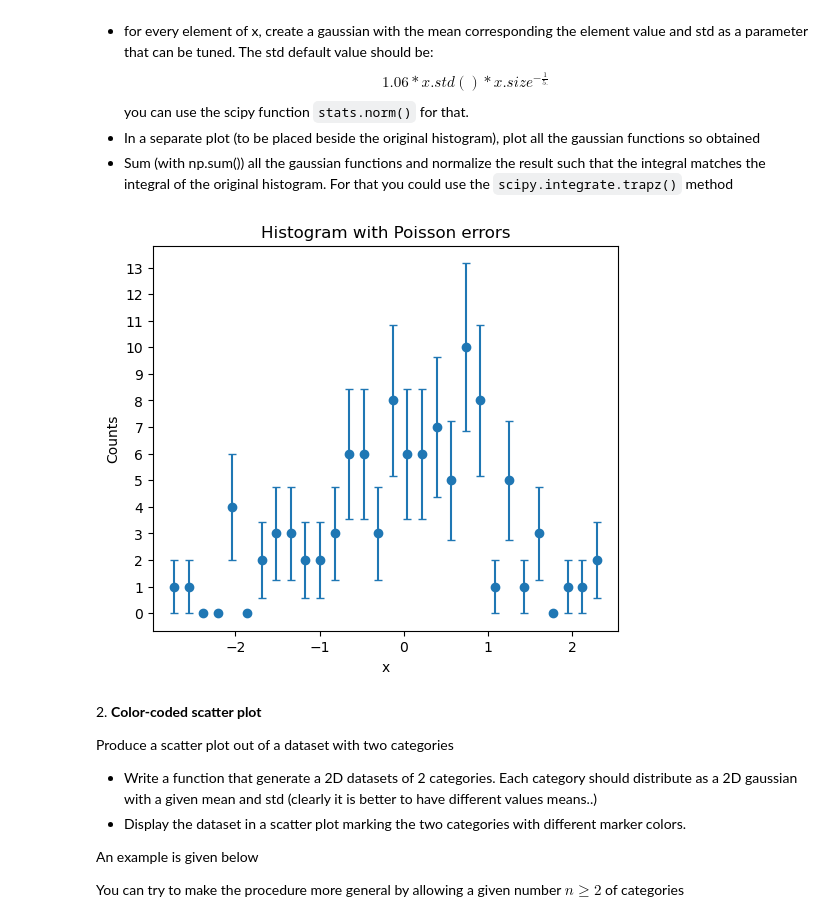
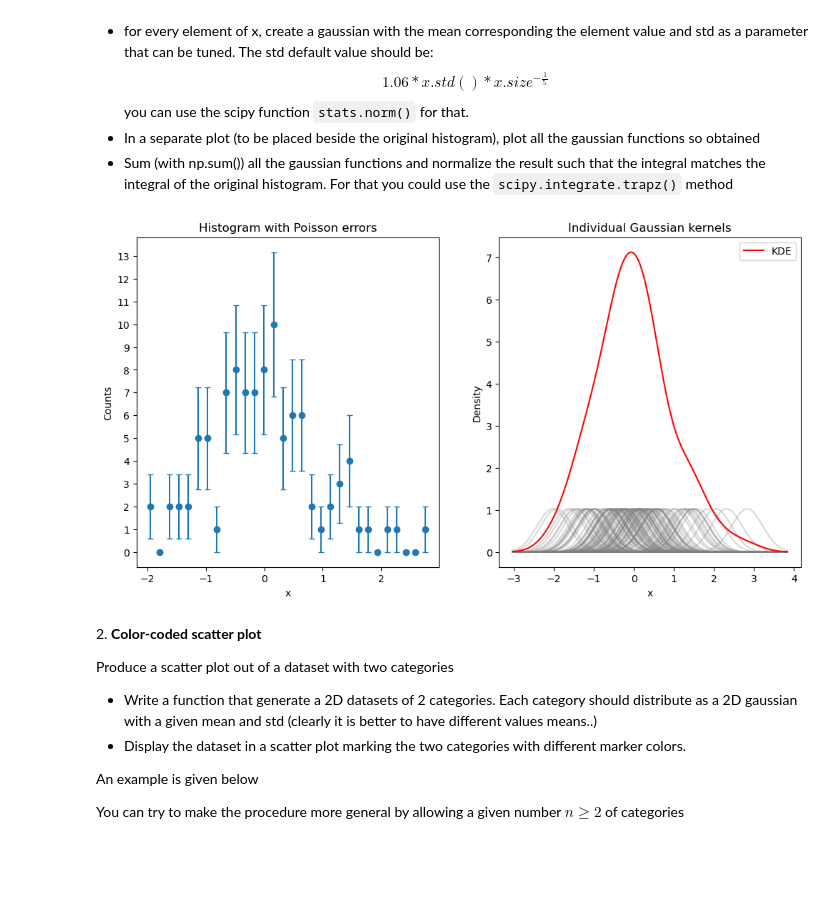
Before and after one commit to adrianorellanamontes/LaboratoryOfComputationalPhysics_Y8, a Jupyter notebook: 07ex_Visualization.ipynb, the cells around one changed output. Drawn from its saved outputs; the diff is of its cells as text; code cells hidden in the pictures; blank space fills up the shorter version.

```diff
--- a/07ex_Visualization.ipynb
+++ b/07ex_Visualization.ipynb
@@ -21,29 +23,47 @@ from matplotlib.ticker import AutoMinorLocator, MultipleLocator, FuncFormatter
 # %%
-# Numpy array, x, of len(N) (with N=O(100)) with a variable normally distributed, with a given mean a standard deviation.
+# Numpy array, x, of len(N) (with N=O(100)) with a variable normally distributed, with a given mean and standard deviation.
 N = 100
 mean = 0.0
 std = 1.0
 x = np.random.normal(loc=mean, scale=std, size=N)
 
 # Histogram in pyplot taking properly care about the aesthetic.
 bins = 30
-counts, bin_edges = np.histogram(x, bins=bins) # " counts " are the number of bins and " bin_edges " an array with the limits of each bin.
-bin_centers = 0.5 * (bin_edges[1:] + bin_edges[:-1]) # Firts one goes from 1 to end while second goes from 0 to one before the last.
-errors = np.sqrt(counts)  # Poisson uncertainty.
+counts, bin_edges = np.histogram(x, bins=bins) # " counts " is the number of counts in each bin and " bin_edges " an array with the limits of each bin.
+bin_centers = 0.5 * (bin_edges[1:] + bin_edges[:-1]) # First one goes from 1 to end while second goes from 0 to one before the last.
+errors = counts**0.5 # Poisson uncertainty.
 
-fig, ax = plt.subplots(figsize=(6, 5))
-ax.errorbar(bin_centers, counts, yerr=errors, fmt='o', capsize=3)
+fig, (ax1, ax2) = plt.subplots(1, 2, figsize=(12, 6))
+ax1.errorbar(bin_centers, counts, yerr=errors, fmt='o', capsize=3)
 
-ax.set_ylabel("Counts")
-ax.set_xlabel("x")
-ax.yaxis.set_major_locator(MultipleLocator(1))
-ax.set_title("Histogram with Poisson errors")
+ax1.set_ylabel("Counts")
+ax1.set_xlabel("x")
+ax1.yaxis.set_major_locator(MultipleLocator(1)) # To have only integer labels.
+ax1.set_title("Histogram with Poisson errors")
 
-# Create a gaussian with the mean corresponding the element value and std as a parameter that can be tuned.
+# Create a gaussian with the mean corresponding to the element value and std as a parameter that can be tuned.
+sigma = 1.06 * x.std() * x.size ** (-1/5) # Bandwidth (std of each Gaussian).
+xx = np.linspace(x.min() - 1, x.max() + 1, 500) # We extend limits because Gaussians have tails.
+gaussians = np.array([norm.pdf(xx, loc=xi, scale=sigma) for xi in x]) # Each gaussian is evaluated in 500 points.
 
+# In a separate plot, plot all the gaussian functions so obtained.
+for g in gaussians:
+    ax2.plot(xx, g, color='gray', alpha=0.3)
+ax2.set_xlabel("x")
+ax2.set_ylabel("Density")
+ax2.set_title("Individual Gaussian kernels")
+
+# (With np.sum()) all Gaussian functions summed and normalized so that the result is such that the integral coincides with the integral of the original histogram.
+kde = np.sum(gaussians, axis=0)
+hist_bin_width = bin_edges[1] - bin_edges[0]
+hist_integral = np.sum(hist_bin_width * counts) # This is the sum of the area (base multiplied by height) of each bin (rectangle).
+kde_integral = trapezoid(kde, xx)
+kde *= hist_integral / kde_integral # Normalization so that the result is such that the integral coincides with the integral of the original histogram.
+ax2.plot(xx, kde, color='red', label='KDE')
+ax2.legend()
 plt.show()
 # %% [output]
-[figure, old version]
+[figure, new version]
 # %% [markdown]
 2\. **Color-coded scatter plot**
 
```
Also changed, not shown: parts of 2 cells of this notebook, 1 other file.
